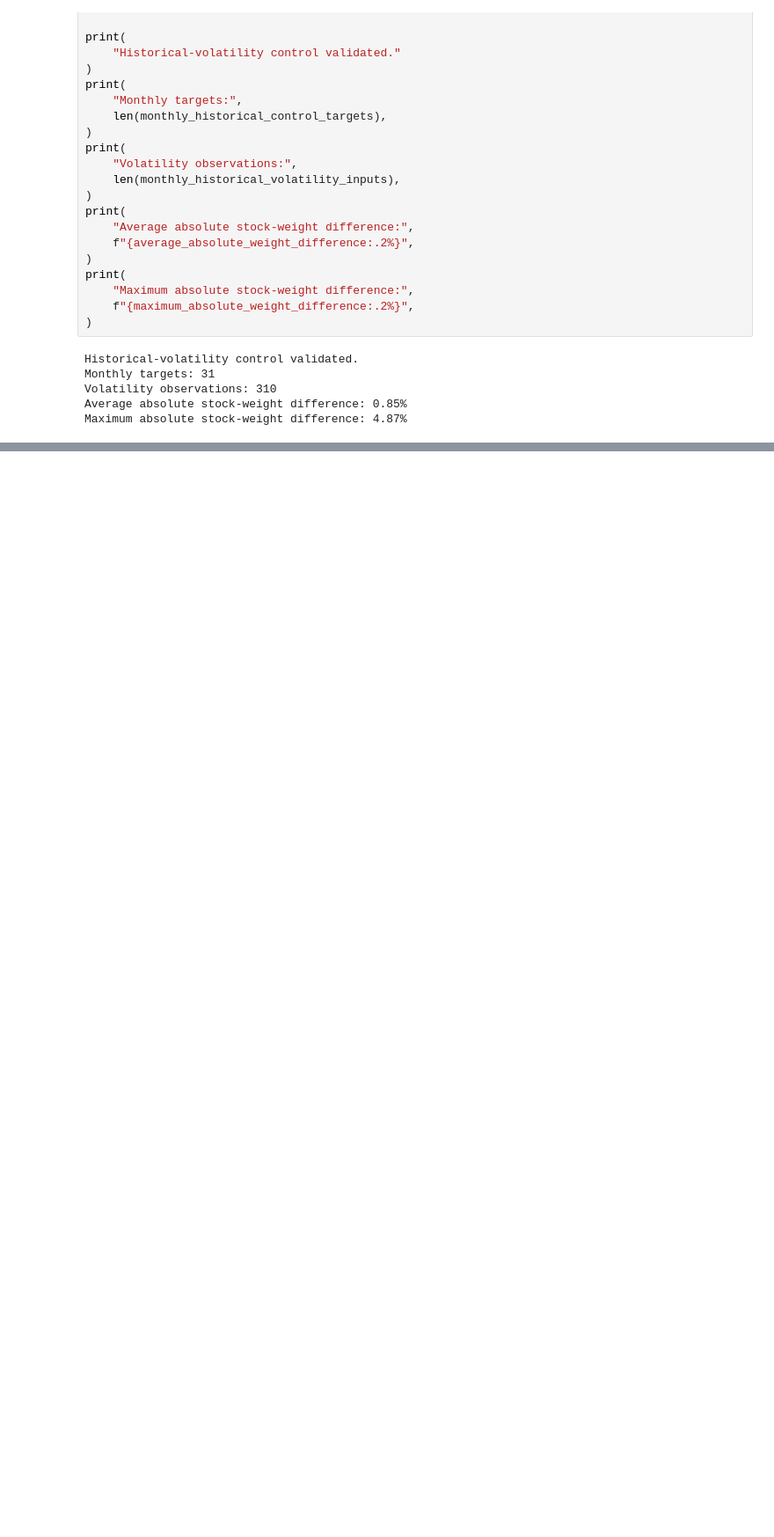
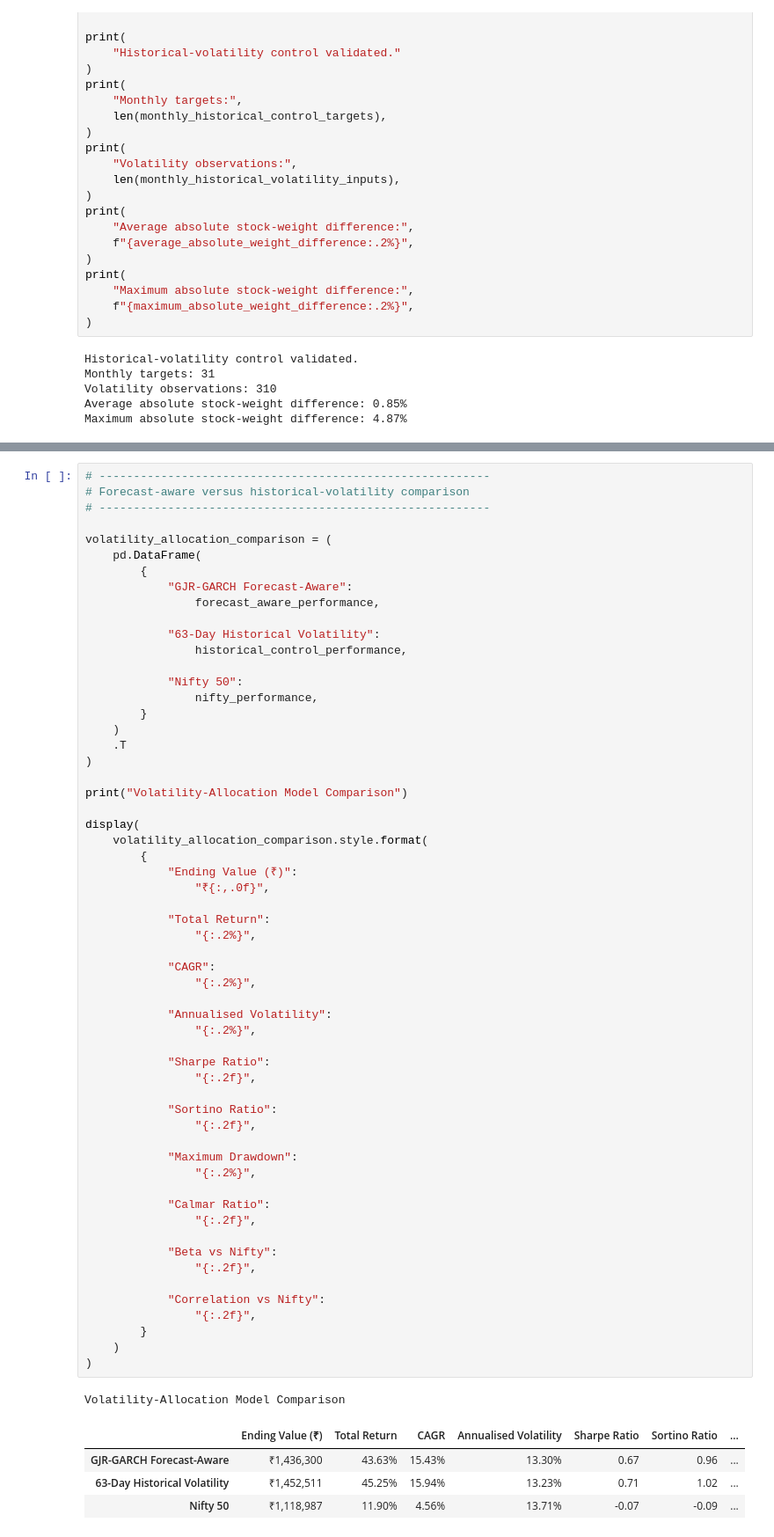
Before and after one commit to Rohil121/bharat-portfolio-lab, a Jupyter notebook: notebooks/04_forecasting_risk_models.ipynb, the cells around one changed output, grey strips where cells are left out. Shown at 88% size. Drawn from its saved outputs; the diff is of its cells as text; blank space fills up the shorter version.

Commit message:
Compare forecast-aware and historical-volatility allocations

```diff
--- a/notebooks/04_forecasting_risk_models.ipynb
+++ b/notebooks/04_forecasting_risk_models.ipynb
@@ -5945,0 +6076,64 @@ Maximum absolute stock-weight difference: 4.87%
+# %%
+# ---------------------------------------------------------
+# Forecast-aware versus historical-volatility comparison
+# ---------------------------------------------------------
+
+volatility_allocation_comparison = (
+    pd.DataFrame(
+        {
+            "GJR-GARCH Forecast-Aware":
+                forecast_aware_performance,
+
+            "63-Day Historical Volatility":
+                historical_control_performance,
+
+            "Nifty 50":
+                nifty_performance,
+        }
+    )
+    .T
+)
+
+print("Volatility-Allocation Model Comparison")
+
+display(
+    volatility_allocation_comparison.style.format(
+        {
+            "Ending Value (₹)":
+                "₹{:,.0f}",
+
+            "Total Return":
+                "{:.2%}",
+
+            "CAGR":
+                "{:.2%}",
+
+            "Annualised Volatility":
+                "{:.2%}",
+
+            "Sharpe Ratio":
+                "{:.2f}",
+
+            "Sortino Ratio":
+                "{:.2f}",
+
+            "Maximum Drawdown":
+                "{:.2%}",
+
+            "Calmar Ratio":
+                "{:.2f}",
+
+            "Beta vs Nifty":
+                "{:.2f}",
+
+            "Correlation vs Nifty":
+                "{:.2f}",
+        }
+    )
+)
+# %% [output]
+Volatility-Allocation Model Comparison
+|  | Ending Value (₹) | Total Return | CAGR | Annualised Volatility | Sharpe Ratio | Sortino Ratio | ... |
+| GJR-GARCH Forecast-Aware | ₹1,436,300 | 43.63% | 15.43% | 13.30% | 0.67 | 0.96 | ... |
+| 63-Day Historical Volatility | ₹1,452,511 | 45.25% | 15.94% | 13.23% | 0.71 | 1.02 | ... |
+| Nifty 50 | ₹1,118,987 | 11.90% | 4.56% | 13.71% | -0.07 | -0.09 | ... |
```
Also changed, not shown: parts of 6 cells of this notebook.
